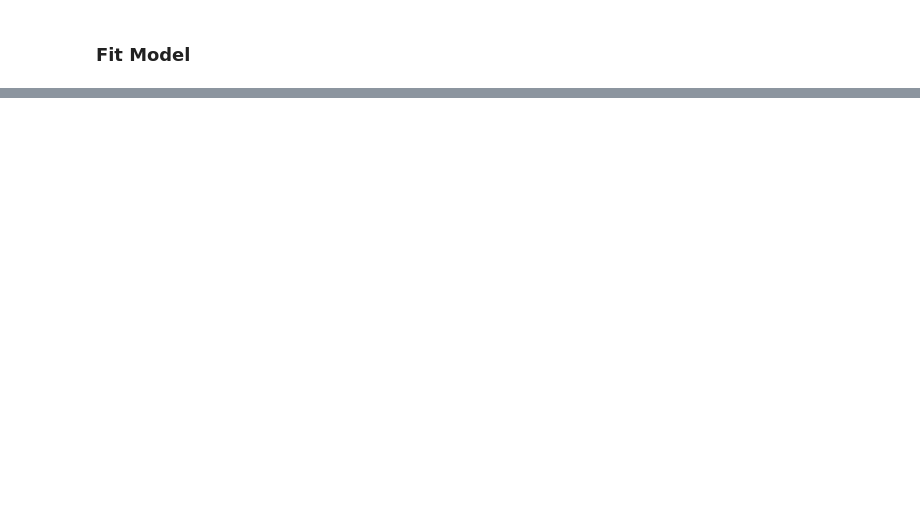
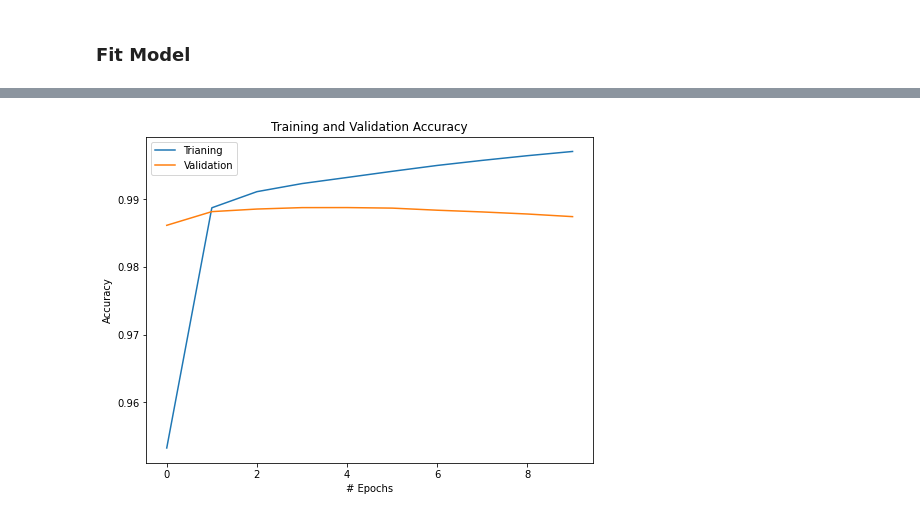
Before and after one commit to shivu2507/POS-Tagging-using-RNNs, a Jupyter notebook: POS_Tagging_using_RNN.ipynb, the cells around one changed output, grey strips where cells are left out. Cells and saved outputs as stored; diff of their text form; code cells hidden in the pictures; blank space fills up the shorter version.

```diff
--- a/POS_Tagging_using_RNN.ipynb
+++ b/POS_Tagging_using_RNN.ipynb
@@ -434,0 +514,14 @@ plt.show()
+# %%
+# Architecture of Simple RNN Model 3
+
+simple_rnn_3 = Sequential()
+
+# adding an embedding layer with pre-trained word2vec embedding vectors.
+simple_rnn_3.add(Embedding(input_dim = VOCABULARY_SIZE, output_dim = EMBEDDING_SIZE, input_length = max_length, weights = [embedding_weights],
+                           trainable = True))
+
+# adding an RNN layer with 64 RNN cells.
+simple_rnn_3.add(SimpleRNN(64, return_sequences = True))
+
+# adding time distributed layer - to predict at every timestep for each sequence.
+simple_rnn_3.add(TimeDistributed(Dense(num_classes, activation = "softmax")))
@@ -434,0 +530,6 @@ plt.show()
+# %%
+simple_rnn_3.compile(loss = 'categorical_crossentropy', optimizer = 'adam', metrics =['acc'])
+
+# Checking the summary.
+
+simple_rnn_3.summary()
@@ -434,0 +553,2 @@ plt.show()
+# %%
+simple_rnn_3_training = simple_rnn_3.fit(X_train, Y_train, batch_size = 128, epochs = 10, validation_data = (X_valid, Y_valid))
@@ -434,0 +576,11 @@ plt.show()
+# %%
+plt.figure(figsize = [8,6])
+plt.plot(simple_rnn_3_training.history['acc'])
+plt.plot(simple_rnn_3_training.history['val_acc'])
+plt.title('Training and Validation Accuracy')
+plt.xlabel('# Epochs')
+plt.ylabel('Accuracy')
+plt.legend(['Trianing','Validation'], loc = 'best')
+plt.show()
+# %% [output]
+[figure, added]
```
Also changed, not shown: parts of 42 cells of this notebook.
